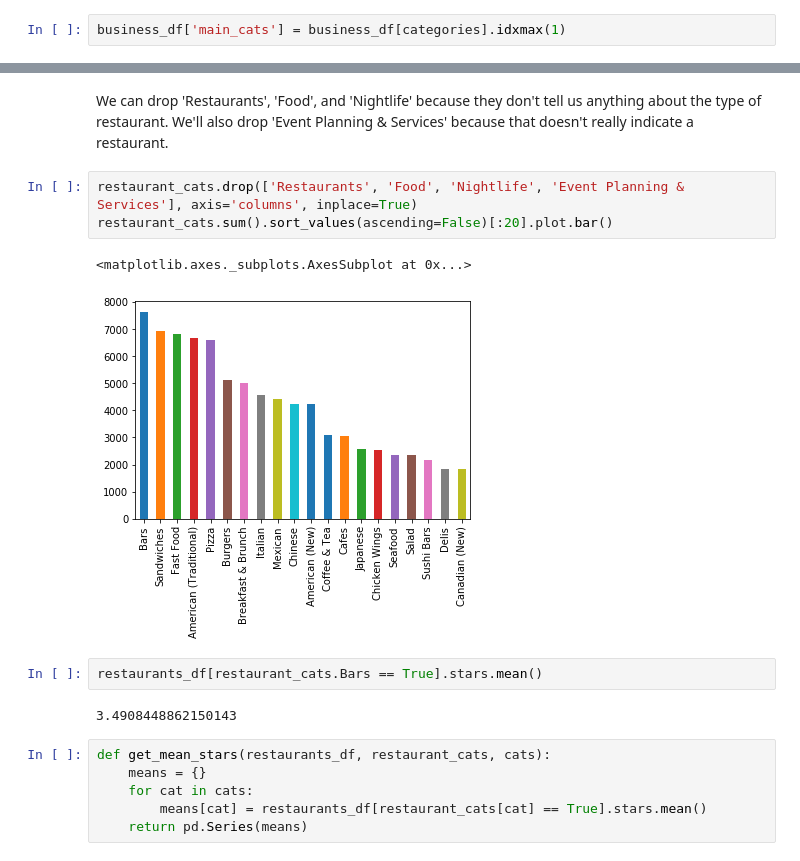
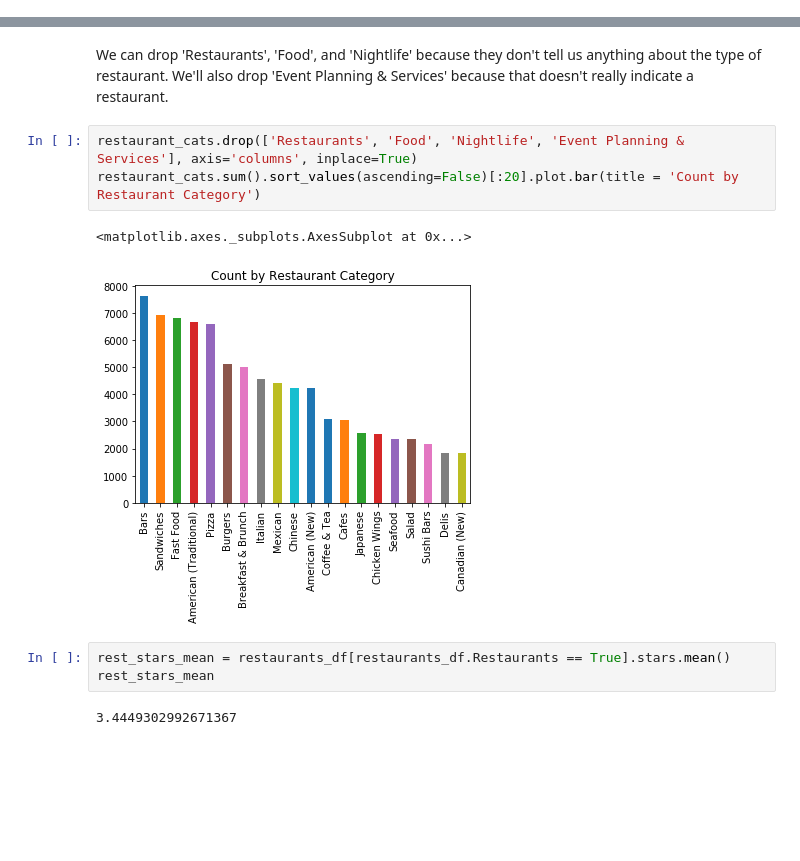
Before and after one commit to mkeisenbach/yelp-analysis, a Jupyter notebook: Question1.ipynb, the cells around one changed output, grey strips where cells are left out. Saved outputs shown, nothing was run; the diff lists cells and outputs as text; blank space fills up the shorter version.

```diff
--- a/Question1.ipynb
+++ b/Question1.ipynb
@@ -25,5 +32,3 @@ Index(['address', 'attributes', 'business_id', 'categories', 'city', 'hours',
        'Nightlife', 'Active Life', 'Beauty & Spas', 'Automotive',
        'Home Services'],
       dtype='object', length=103)
-# %%
-business_df['main_cats'] = business_df[categories].idxmax(1)
@@ -104,20 +172,15 @@ dtype: int64
 We can drop 'Restaurants', 'Food', and 'Nightlife' because they don't tell us anything about the type of restaurant. We'll also drop 'Event Planning & Services' because that doesn't really indicate a restaurant.
 # %%
 restaurant_cats.drop(['Restaurants', 'Food', 'Nightlife', 'Event Planning & Services'], axis='columns', inplace=True)
-restaurant_cats.sum().sort_values(ascending=False)[:20].plot.bar()
+restaurant_cats.sum().sort_values(ascending=False)[:20].plot.bar(title = 'Count by Restaurant Category')
 # %% [output]
 <matplotlib.axes._subplots.AxesSubplot at 0x...>
-[figure, old version]
+[figure, new version]
-# %%
-restaurants_df[restaurant_cats.Bars == True].stars.mean()
-# %% [output]
-3.4908448862150143
-# %%
-def get_mean_stars(restaurants_df, restaurant_cats, cats):
-    means = {}
-    for cat in cats:
-        means[cat] = restaurants_df[restaurant_cats[cat] == True].stars.mean()
-    return pd.Series(means)
+# %%
+rest_stars_mean = restaurants_df[restaurants_df.Restaurants == True].stars.mean()
+rest_stars_mean
+# %% [output]
+3.4449302992671367
 # %%
 top20 = restaurant_cats.sum().sort_values(ascending=False)[:20]
 restaurant_means_df = get_mean_stars(restaurants_df, restaurant_cats, top20.index)
```
Also changed, not shown: parts of 25 cells of this notebook, 3 other files.
